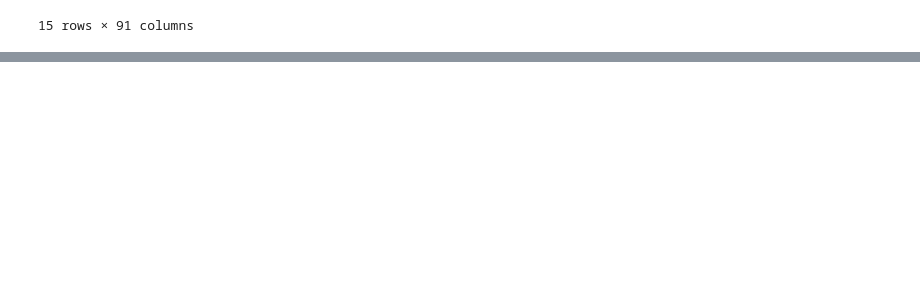
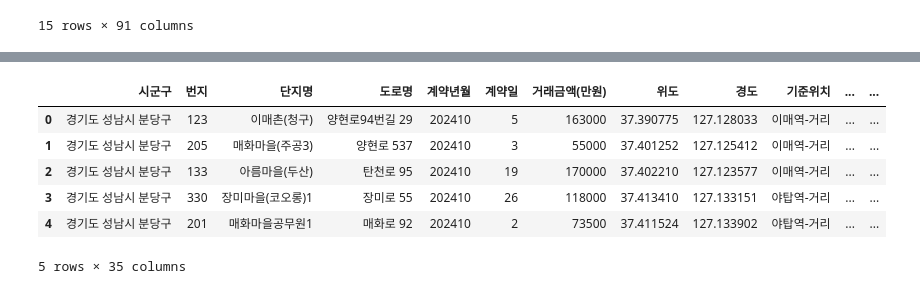
Before and after one commit to SnapishAgent/Ilsan-Investment-Insight, a Jupyter notebook: 교통 접근성/dataset_preprocessing_company_info.ipynb, the cells around one changed output, grey strips where cells are left out. Saved outputs shown, nothing was run; the diff lists cells and outputs as text; code cells hidden in the pictures; blank space fills up the shorter version.

Commit message:
직주근접성 : dataset preprocessing (6) : Visualize result

```diff
--- a/교통 접근성/dataset_preprocessing_company_info.ipynb
+++ b/교통 접근성/dataset_preprocessing_company_info.ipynb
@@ -868,0 +876,41 @@ top3_df_ilsan.iloc[:,1:].to_csv("/Users/shinjh/Desktop/likelion/mid_project/data
+# %%
+import pandas as pd
+
+bundang_result_origin = pd.read_csv("/Users/shinjh/Desktop/likelion/mid_project/dataset_교통접근성/dataset_apt_price_bundang_top3_driving_result_5_days.csv", encoding='utf-8')
+ilsan_result_origin = pd.read_csv("/Users/shinjh/Desktop/likelion/mid_project/dataset_교통접근성/dataset_apt_price_ilsan_top3_driving_result_5_days.csv", encoding='utf-8')
+# %%
+bundang_result = bundang_result_origin.copy()
+bundang_result = bundang_result.iloc[:, 0:15]
+
+for spot in ['중구','강남구','종로구','영등포구','서초구']:
+    # 운행거리 데이터 평균
+    selected_data_dist = bundang_result_origin.filter(regex=f'{spot}.*미래운행거리')
+
+    distance_data = selected_data_dist.apply(lambda col: col.map(lambda x: int(x.split(',')[0].lstrip('(')) if isinstance(x, str) else 0))
+
+    selected_word_dist = f'{spot}_평균운행거리'
+    bundang_result[selected_word_dist] = distance_data.mean(axis=1)
+
+for spot in ['중구','강남구','종로구','영등포구','서초구']:
+    # 시간 순 데이터 평균
+    for time in ['오전8시','낮12시','오후6시']:
+        selected_data_time = bundang_result_origin.filter(regex=fr'^{spot}.*{time}$')
+
+        # 소요시간만 추출하여 'time_data' 생성 (각 열에 대해 map 사용)
+        time_data = selected_data_time.apply(lambda col: col.map(lambda x: int(x.split(',')[1].strip(')')) if isinstance(x, str) else 0))
+
+        # 행별 평균 계산
+        row_means = time_data.mean(axis=1)
+
+        selected_word = f'{spot}_{time}_평균시간(초)'
+        bundang_result[selected_word] = row_means
+# %%
+bundang_result.head()
+# %% [output]
+|  | 시군구 | 번지 | 단지명 | 도로명 | 계약년월 | 계약일 | 거래금액(만원) | 위도 | 경도 | 기준위치 | ... | ... |
+| 0 | 경기도 성남시 분당구 | 123 | 이매촌(청구) | 양현로94번길 29 | 202410 | 5 | 163000 | 37.390775 | 127.128033 | 이매역-거리 | ... | ... |
+| 1 | 경기도 성남시 분당구 | 205 | 매화마을(주공3) | 양현로 537 | 202410 | 3 | 55000 | 37.401252 | 127.125412 | 이매역-거리 | ... | ... |
+| 2 | 경기도 성남시 분당구 | 133 | 아름마을(두산) | 탄천로 95 | 202410 | 19 | 170000 | 37.402210 | 127.123577 | 이매역-거리 | ... | ... |
+| 3 | 경기도 성남시 분당구 | 330 | 장미마을(코오롱)1 | 장미로 55 | 202410 | 26 | 118000 | 37.413410 | 127.133151 | 야탑역-거리 | ... | ... |
+| 4 | 경기도 성남시 분당구 | 201 | 매화마을공무원1 | 매화로 92 | 202410 | 2 | 73500 | 37.411524 | 127.133902 | 야탑역-거리 | ... | ... |
+5 rows × 35 columns
```
Also changed, not shown: parts of 14 cells of this notebook.
